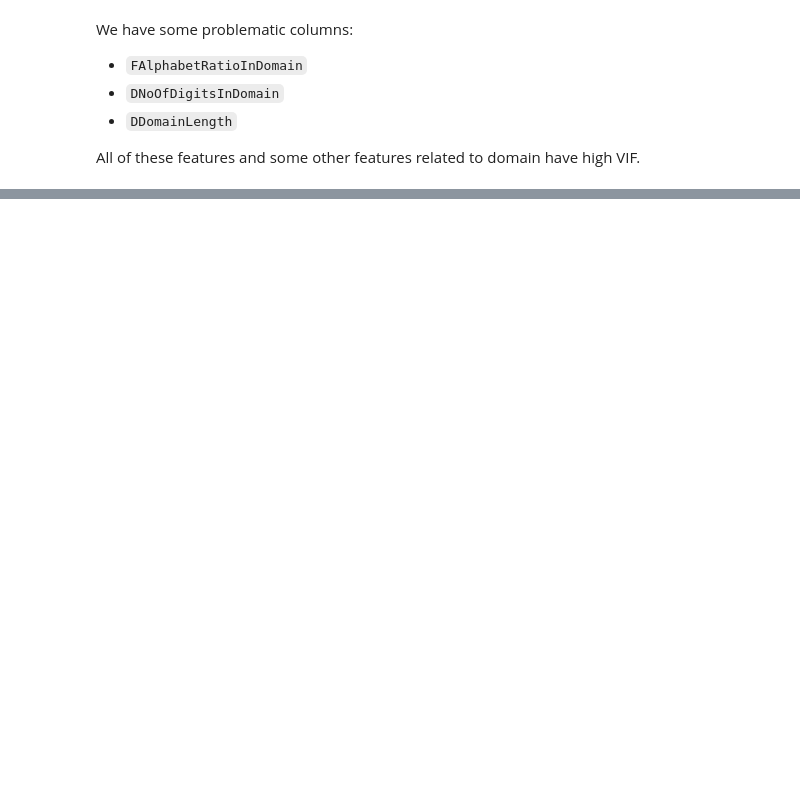
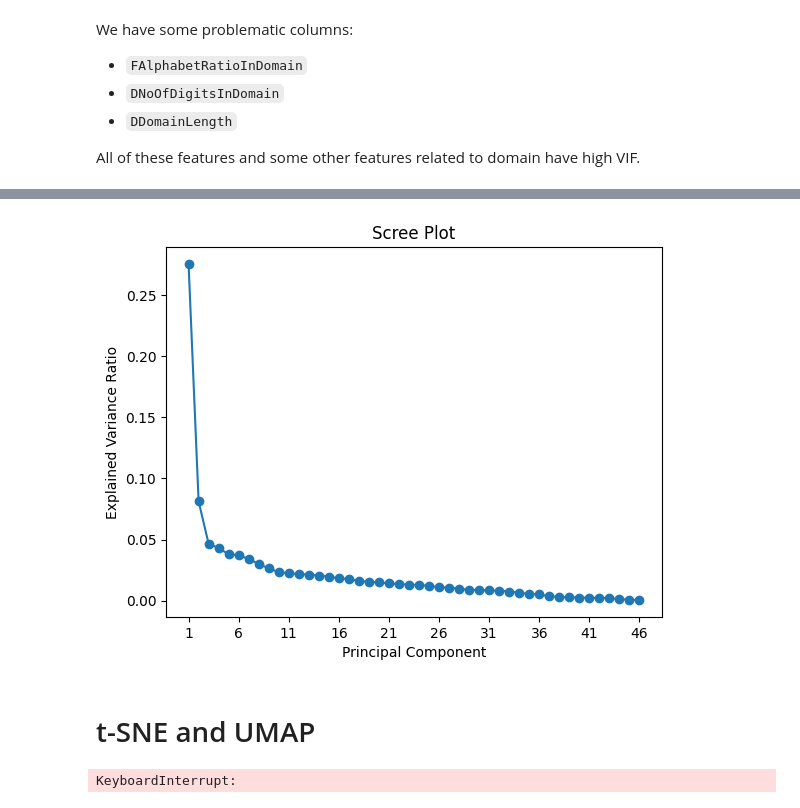
Before and after one commit to BugraAKKUS/Phishing-URL--Website--Detection, a Jupyter notebook: feature-selection.ipynb, the cells around one changed output, grey strips where cells are left out. Cells and saved outputs as stored; diff of their text form; code cells hidden in the pictures; blank space fills up the shorter version.

Commit message:
Added transformation code

```diff
--- a/feature-selection.ipynb
+++ b/feature-selection.ipynb
@@ -350,0 +355,6 @@ All of these features and some other features related to domain have high VIF.
+# %%
+numeric_columns = np.union1d(discrete_columns, float_columns)
+
+q = (X_train[numeric_columns] <= 0).sum() == 0
+box_cox_columns = q[q].index
+yeo_johnson_columns = q[~q].index
@@ -350,0 +369,16 @@ All of these features and some other features related to domain have high VIF.
+# %%
+from sklearn.preprocessing import PowerTransformer
+
+pt = PowerTransformer(method="box-cox", standardize=True)
+
+pt.fit(X_train[box_cox_columns])
+
+X_train[box_cox_columns] = pd.DataFrame(pt.transform(X_train[box_cox_columns]), columns=box_cox_columns, index=X_train.index)
+X_test[box_cox_columns] = pd.DataFrame(pt.transform(X_test[box_cox_columns]), columns=box_cox_columns, index=X_test.index)
+
+pt = PowerTransformer(method="yeo-johnson", standardize=True)
+
+pt.fit(X_train[yeo_johnson_columns])
+
+X_train[yeo_johnson_columns] = pd.DataFrame(pt.transform(X_train[yeo_johnson_columns]), columns=yeo_johnson_columns, index=X_train.index)
+X_test[yeo_johnson_columns] = pd.DataFrame(pt.transform(X_test[yeo_johnson_columns]), columns=yeo_johnson_columns, index=X_test.index)
@@ -350,0 +390,9 @@ All of these features and some other features related to domain have high VIF.
+# %%
+from sklearn.decomposition import PCA
+from sklearn.preprocessing import StandardScaler
+
+X_train_ = X_train.select_dtypes(exclude=["object"])
+
+X_train_scaled = StandardScaler().fit_transform(X_train_)
+pca = PCA(random_state=0)
+X_train_pca = pca.fit_transform(X_train_scaled)
@@ -350,0 +412,31 @@ All of these features and some other features related to domain have high VIF.
+# %%
+evr = pca.explained_variance_ratio_
+n = len(evr)
+
+plt.figure()
+plt.plot(np.arange(1, n + 1), evr, marker='o')
+plt.title("Scree Plot")
+plt.xlabel("Principal Component")
+plt.ylabel("Explained Variance Ratio")
+plt.xticks(np.arange(1, n + 1, 5))
+plt.show()
+# %% [output]
+[figure, added]
+# %% [markdown]
+# t-SNE and UMAP
+# %%
+from sklearn.manifold import TSNE # Import the TSNE class
+
+X_train_ = X_train.select_dtypes(exclude=["object"])
+
+tsne = TSNE(n_components=2, random_state=42)
+X_tsne = tsne.fit_transform(X_train_)
+
+plt.figure(figsize=(8, 5))
+plt.scatter(X_tsne[:, 0], X_tsne[:, 1], c=y_train, cmap='coolwarm', edgecolors='k')
+plt.xlabel('t-SNE Component 1')
+plt.ylabel('t-SNE Component 2')
+plt.title('t-SNE Projection of Breast Cancer Data')
+plt.show()
+# %% [output]
+KeyboardInterrupt:
```
Also changed, not shown: parts of 14 cells of this notebook.
